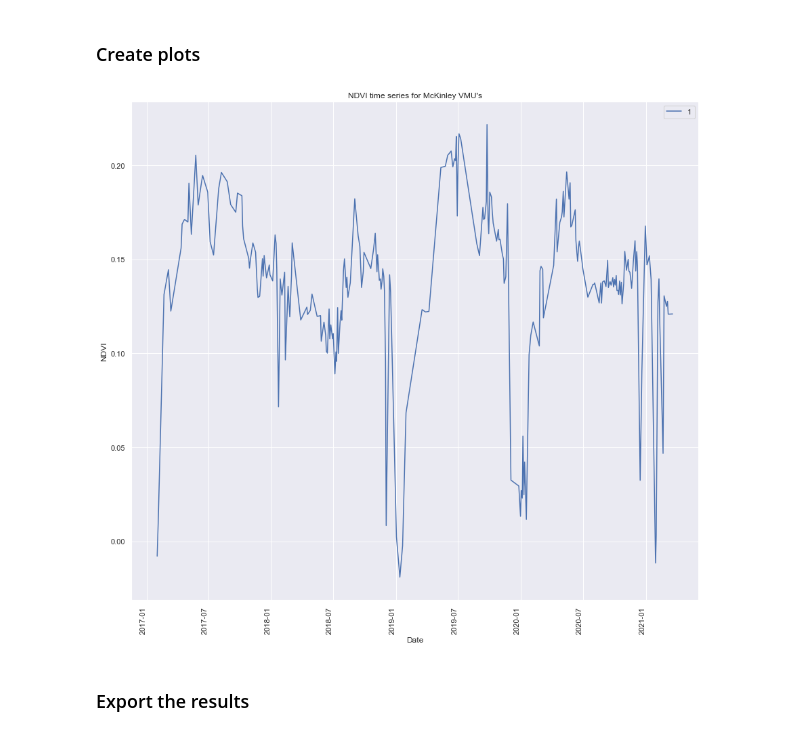
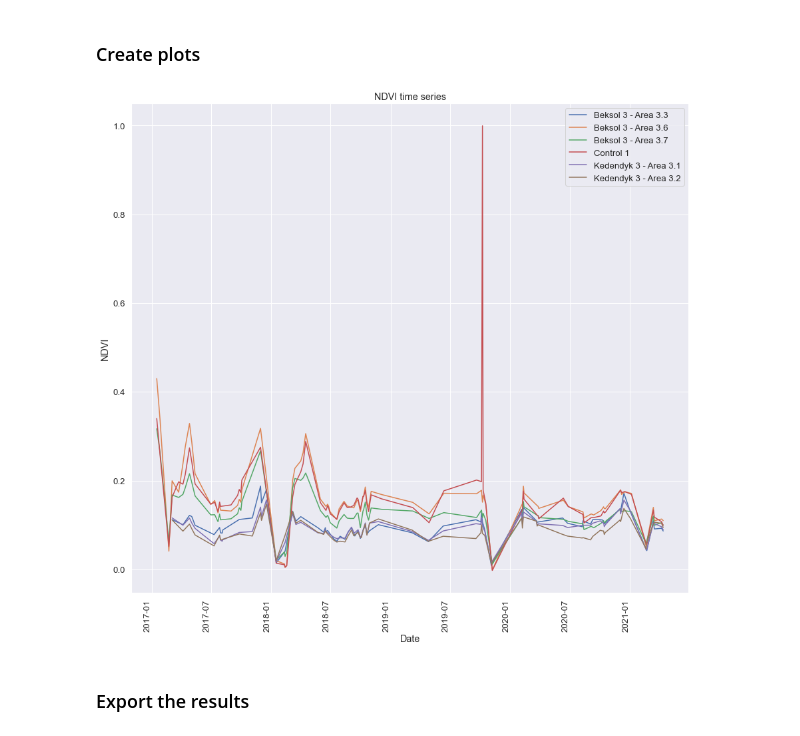
Before and after one commit to haselwimmer/projects, a Jupyter notebook: tco/tco_sentinelhub.ipynb, the cells around one changed output. Saved outputs shown, nothing was run; the diff lists cells and outputs as text; code cells hidden in the pictures.

```diff
--- a/tco/tco_sentinelhub.ipynb
+++ b/tco/tco_sentinelhub.ipynb
@@ -11,6 +8,7 @@ import numpy as np
 import pandas as pd
 import geopandas as gpd
 import seaborn as sns
+from datetime import date
 
 from sentinelhub import SHConfig, FisRequest, BBox, Geometry, CRS, WcsRequest, CustomUrlParam, \
     DataCollection, HistogramType
@@ -18,7 +16,7 @@ from sentinelhub.time_utils import iso_to_datetime, parse_time
 
 # Setting consistent plotting style throughout notebook
 sns.set_style("white")
-sns.set(font_scale=1)
+sns.set(font_scale=1.2)
 
 # Set pandas df display options
 pd.set_option("display.max_rows", None, "display.max_columns", None)
@@ -89,7 +87,7 @@ def fis_data_to_dataframe(fis_data):
 ### Import VMU vectors
 # %%
 # Open vector file
-vmu_path = r"E:\McKinley\vectors\VMU_OSM_boundaries_NAD83_shifted_dissolved.shp"
+vmu_path = r"C:\Users\ekqo\OneDrive - Chevron\share\projects\2021_TCO_Veg_Restoration\Beksol_and_Kedendyk_Areas_Borrow_pits.shp"
 vmu_polys = gpd.read_file(vmu_path)
 
 # Reproject polys to WGS84
@@ -97,3 +95,4 @@ vmu_polys = vmu_polys.to_crs("EPSG:4326")
 
 # Explode multipolygons to polygons to query with FIS request
 vmu_polys_exploded = vmu_polys.explode()
+vmu_polys
@@ -103,22 +110,22 @@ vmu_polys_exploded = vmu_polys.explode()
 # Create empty list to store results for all VMU's
 output_list = []
 
-i = 0
+#i = 0
 
 # Loop over VMU's
 for index, row in vmu_polys_exploded.iterrows():
 
     # For testing only
-    i = i + 1
-    if i > 2:
-        continue
+    #i = i + 1
+    #if i > 2:
+    #    continue
 
     # Status message
-    print('Now processing VMU: ' + str(row.VMU))
+    print('Now processing area: ' + str(row.Name))
 
     # Setup parameters for FIS request
     geometry_list = Geometry(row.geometry, CRS.WGS84)
-    time_interval = ('2017-01-01', '2021-03-22')
+    time_interval = ('2017-01-01', date.today())
     ndvi_script = 'return [[(B08 - B04) / (B08 + B04)], CLM]'
 
     fis_request = FisRequest(
@@ -138,7 +145,7 @@ for index, row in vmu_polys_exploded.iterrows():
     fis_df = fis_data_to_dataframe(fis_data)
 
     # Add the VMU to the dataframe
-    fis_df['VMU'] = row.VMU
+    fis_df['Name'] = row.Name
 
     # Append the df to the temporary list
     output_list.append(fis_df)
@@ -173,10 +184,10 @@ fis_df_all.drop(fis_df_all[fis_df_all['clm_mean'] > 0].index, inplace = True)
 fis_df_all['date'] = pd.to_datetime(fis_df_all['date'])
 
 # Average over multipolygon VMU's
-fis_df_all = fis_df_all.groupby(['date', 'VMU']).mean()
+fis_df_all = fis_df_all.groupby(['date', 'Name']).mean()
 
 # Sort by date
-fis_df_all.sort_values(['VMU','date'], inplace=True)
+fis_df_all.sort_values(['Name','date'], inplace=True)
 
 # Reset index
 fis_df_all.reset_index(inplace=True)
@@ -188,23 +199,23 @@ fis_df_all.set_index('date', inplace=True)
 # %%
 # Setup plot
 fig, ax = plt.subplots(figsize=(15, 15))
 
 # Build list of unique sites for legend
-sites = fis_df_all.VMU.unique()
+sites = fis_df_all.Name.unique()
 
-fis_df_all.reset_index().groupby('VMU').plot(x='date', y='mean', ax=ax)
+fis_df_all.reset_index().groupby('Name').plot(x='date', y='mean', ax=ax)
 
 # Legend and labels
 plt.legend(sites)
-ax.set(title="NDVI time series for McKinley VMU's",
+ax.set(title="NDVI time series",
        xlabel="Date",
        ylabel="NDVI")
 
 plt.setp(ax.get_xticklabels(), rotation=90, horizontalalignment='right')
 
 plt.show()
 # %% [output]
-[figure, old version]
+[figure, new version]
 # %% [markdown]
 ### Export the results
 # %%
```
Also changed, not shown: parts of 6 cells of this notebook, 1 other file.
